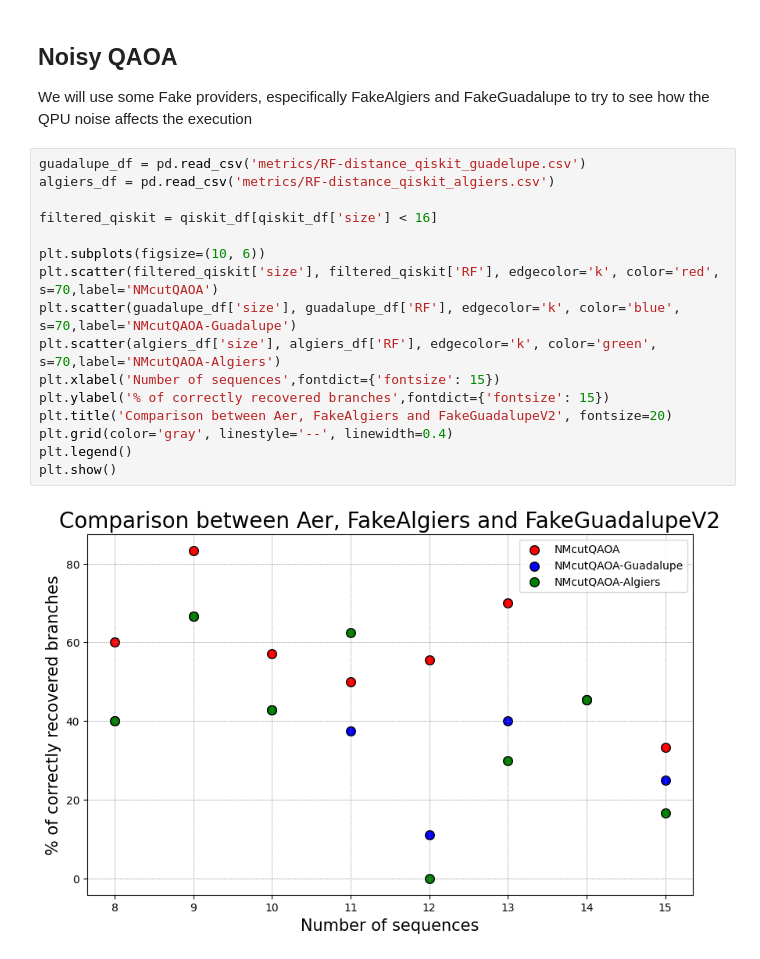
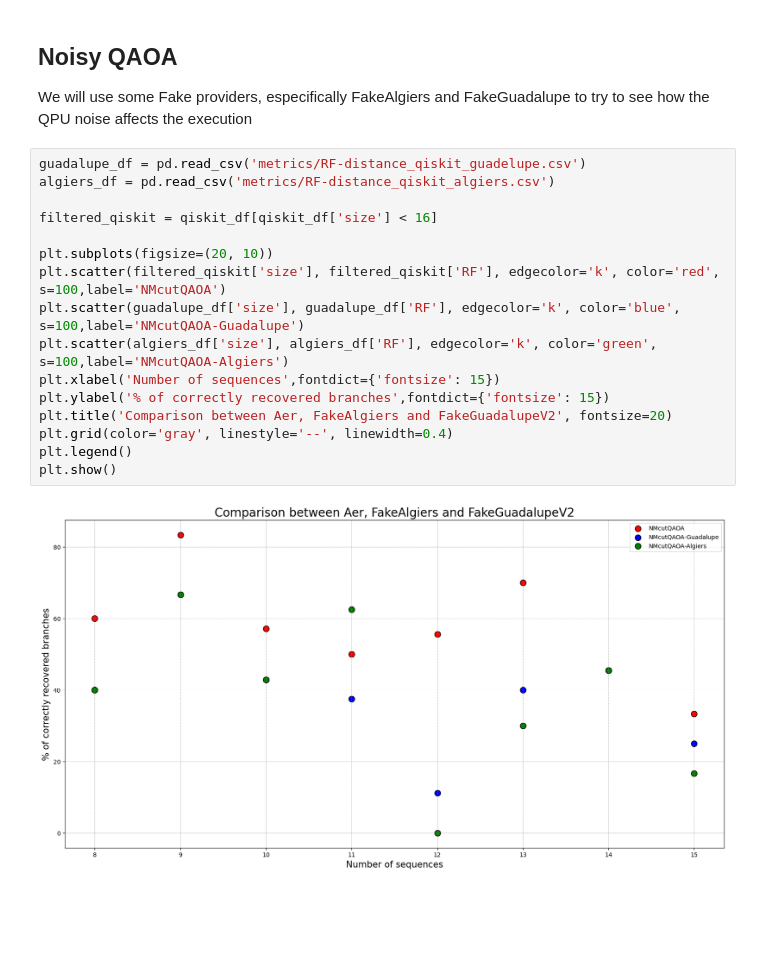
Before and after one commit to Nicofero/PhyloTree_ReConst, a Jupyter notebook: metrics_study.ipynb, the cells around one changed output. Saved outputs shown, nothing was run; the diff lists cells and outputs as text; blank space fills up the shorter version.

```diff
--- a/metrics_study.ipynb
+++ b/metrics_study.ipynb
@@ -743,18 +743,18 @@ We will use some Fake providers, especifically FakeAlgiers and FakeGuadalupe to
 # %%
 guadalupe_df = pd.read_csv('metrics/RF-distance_qiskit_guadelupe.csv')
 algiers_df = pd.read_csv('metrics/RF-distance_qiskit_algiers.csv')
 
 filtered_qiskit = qiskit_df[qiskit_df['size'] < 16]
 
-plt.subplots(figsize=(10, 6))
-plt.scatter(filtered_qiskit['size'], filtered_qiskit['RF'], edgecolor='k', color='red', s=70,label='NMcutQAOA')
-plt.scatter(guadalupe_df['size'], guadalupe_df['RF'], edgecolor='k', color='blue', s=70,label='NMcutQAOA-Guadalupe')
-plt.scatter(algiers_df['size'], algiers_df['RF'], edgecolor='k', color='green', s=70,label='NMcutQAOA-Algiers')
+plt.subplots(figsize=(20, 10))
+plt.scatter(filtered_qiskit['size'], filtered_qiskit['RF'], edgecolor='k', color='red', s=100,label='NMcutQAOA')
+plt.scatter(guadalupe_df['size'], guadalupe_df['RF'], edgecolor='k', color='blue', s=100,label='NMcutQAOA-Guadalupe')
+plt.scatter(algiers_df['size'], algiers_df['RF'], edgecolor='k', color='green', s=100,label='NMcutQAOA-Algiers')
 plt.xlabel('Number of sequences',fontdict={'fontsize': 15})
 plt.ylabel('% of correctly recovered branches',fontdict={'fontsize': 15})
 plt.title('Comparison between Aer, FakeAlgiers and FakeGuadalupeV2', fontsize=20)
 plt.grid(color='gray', linestyle='--', linewidth=0.4)
 plt.legend()
 plt.show()
 # %% [output]
-[figure, old version]
+[figure, new version]
```
Also changed, not shown: parts of 2 cells of this notebook, 1 other file.
